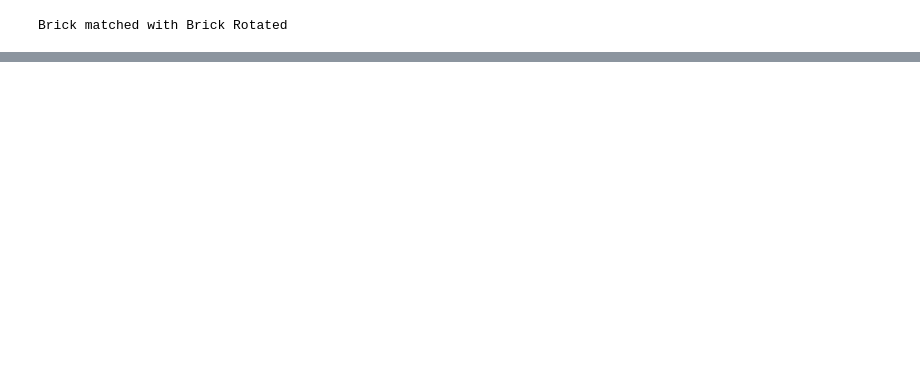
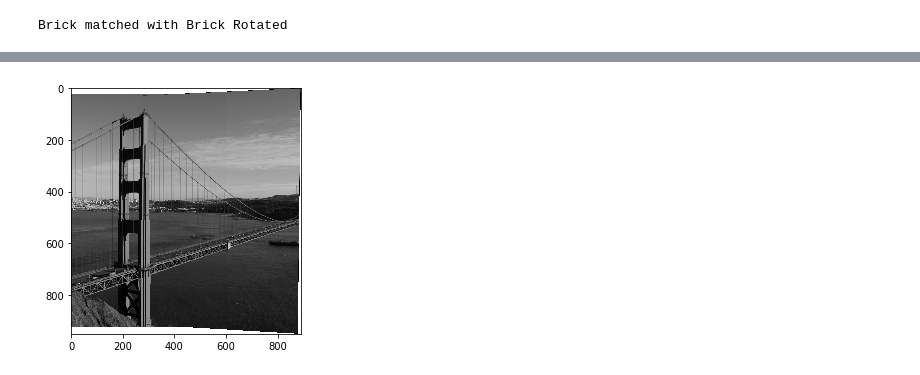
Before and after one commit to ameliacode/Python3CVTutorial, a Jupyter notebook: Chapter 03. 물체 검출/물체 검출.ipynb, the cells around one changed output, grey strips where cells are left out. Cells and saved outputs as stored; diff of their text form; code cells hidden in the pictures; blank space fills up the shorter version.

```diff
--- a/Chapter 03. 물체 검출/물체 검출.ipynb
+++ b/Chapter 03. 물체 검출/물체 검출.ipynb
@@ -83,0 +201,6 @@ Brick matched with Brick Rotated
+# %%
+img = io.imread("output.png")
+io.imshow(img)
+io.show()
+# %% [output]
+[figure, added]
```
Also changed, not shown: parts of 19 cells of this notebook, 4 other files.
